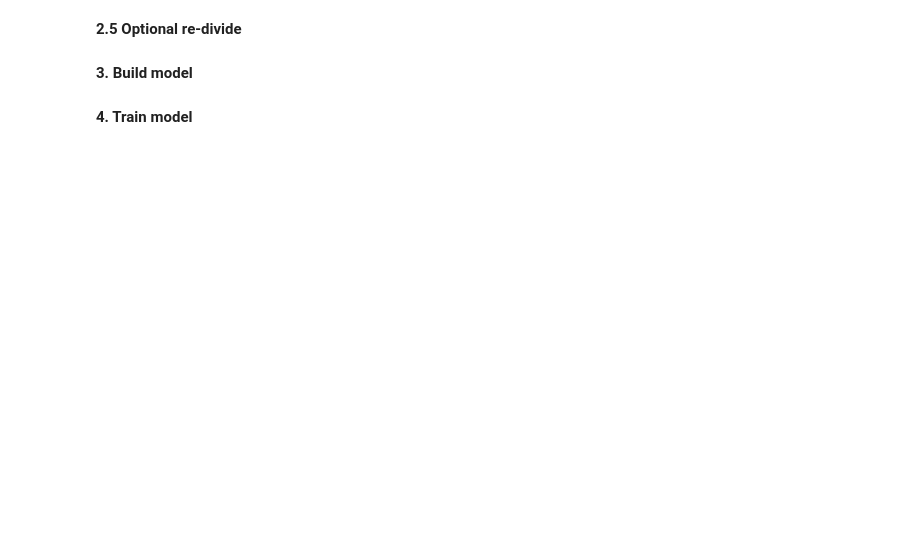
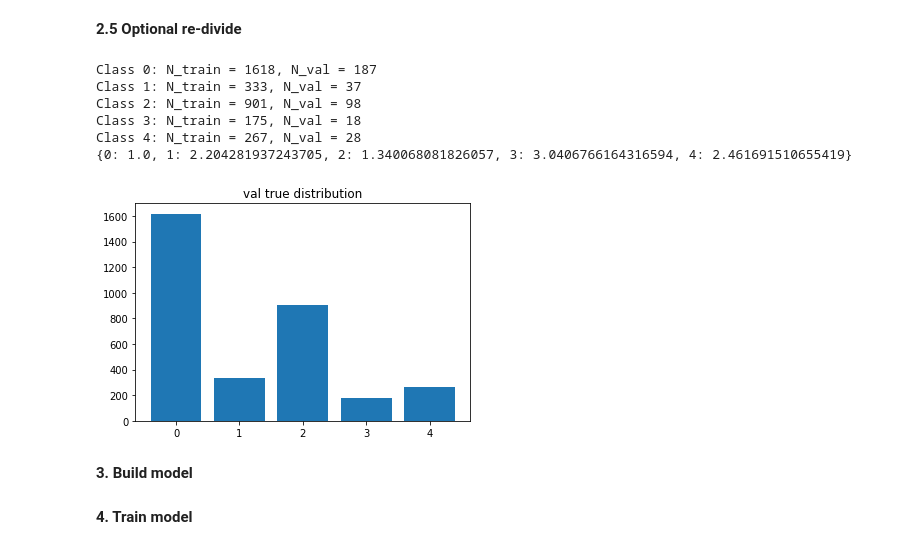
Before and after one commit to cathey/diabetic_retinopathy, a Jupyter notebook: kernel.ipynb, the cells around one changed output. Saved outputs shown, nothing was run; the diff lists cells and outputs as text; code cells hidden in the pictures; blank space fills up the shorter version.

```diff
--- a/kernel.ipynb
+++ b/kernel.ipynb
@@ -186,8 +203,15 @@ os.system('echo ' + str(class_weight))
 # %%
 combine_data(train_dir_processed, val_dir_processed, classes)
 train_class, val_class, class_weight = divide_data(train_dir_processed, val_dir_processed, train_labels, N, classes)
 print(class_weight)
-os.system('echo ' + str(class_weight))
+# %% [output]
+Class 0: N_train = 1618, N_val = 187
+Class 1: N_train = 333, N_val = 37
+Class 2: N_train = 901, N_val = 98
+Class 3: N_train = 175, N_val = 18
+Class 4: N_train = 267, N_val = 28
+{0: 1.0, 1: 2.204281937243705, 2: 1.340068081826057, 3: 3.0406766164316594, 4: 2.461691510655419}
+[figure, added]
 # %% [markdown]
 **3. Build model**
 # %%
```
Also changed, not shown: parts of 12 cells of this notebook.
